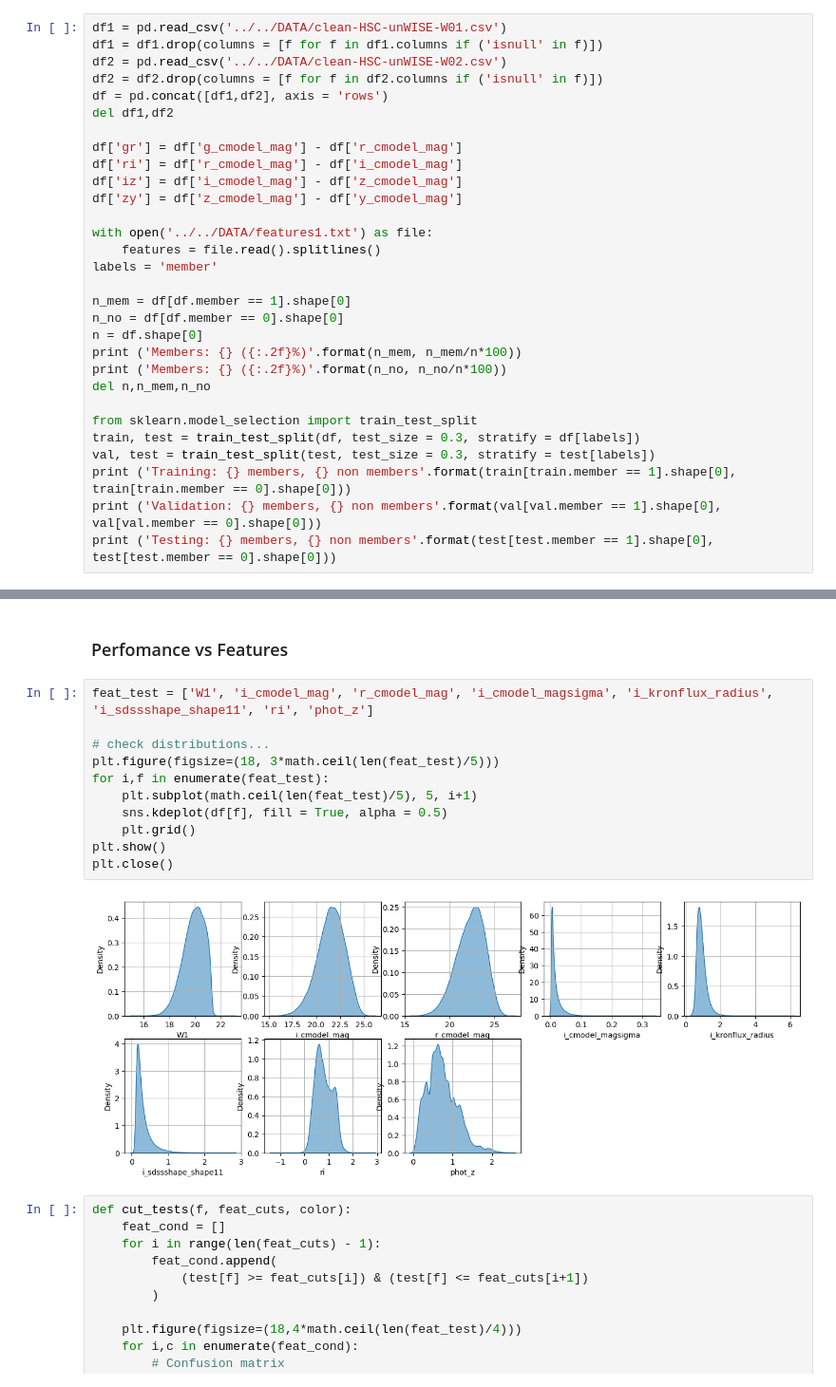
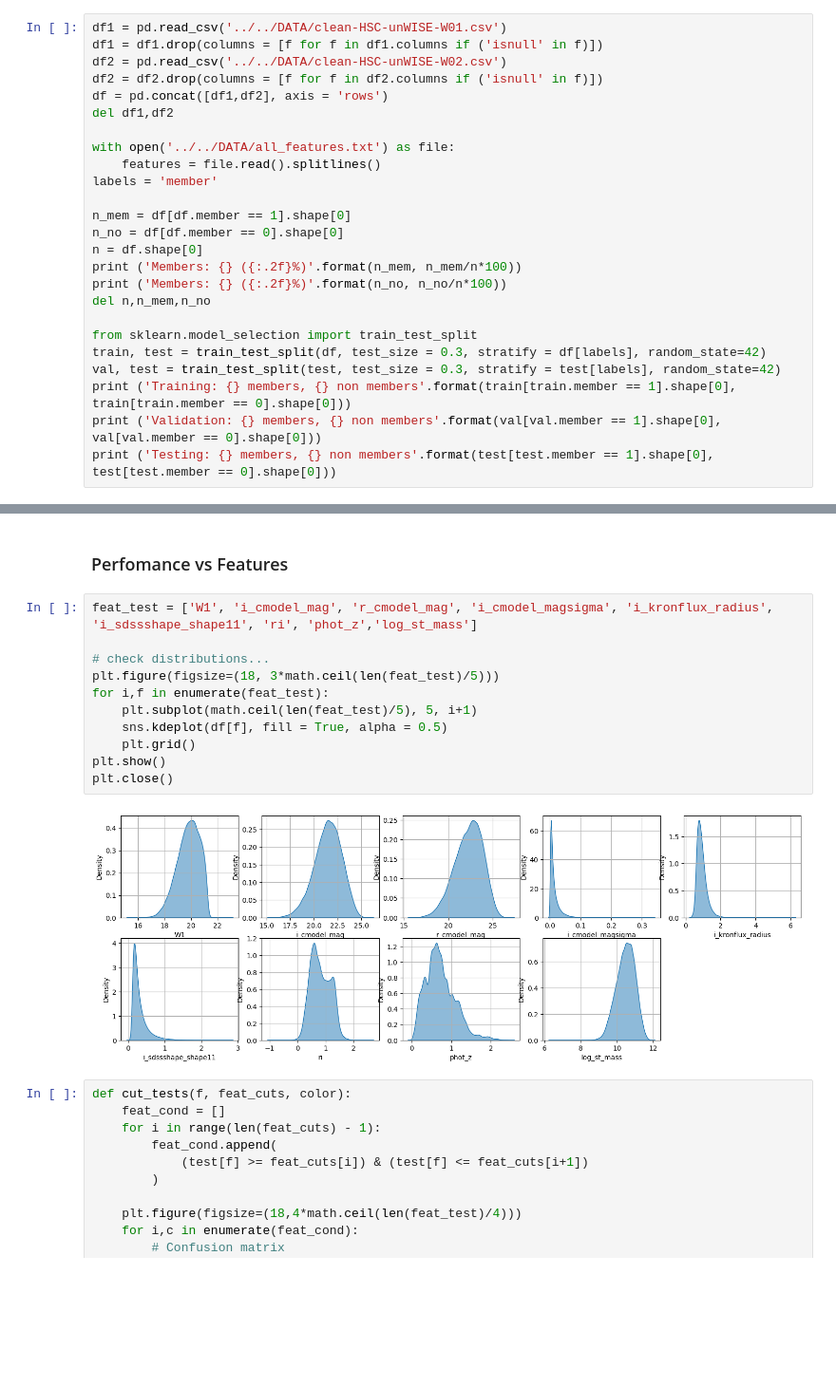
Before and after one commit to Gimena-M/Cluster-Membership, a Jupyter notebook: nn/NOTEBOOKS/3-perfomance-v-features.ipynb, the cells around one changed output, grey strips where cells are left out. Shown at 95% size. Drawn from its saved outputs; the diff is of its cells as text; blank space fills up the shorter version.

```diff
--- a/nn/NOTEBOOKS/3-perfomance-v-features.ipynb
+++ b/nn/NOTEBOOKS/3-perfomance-v-features.ipynb
@@ -20,12 +20,7 @@ df2 = df2.drop(columns = [f for f in df2.columns if ('isnull' in f)])
 df = pd.concat([df1,df2], axis = 'rows')
 del df1,df2
 
-df['gr'] = df['g_cmodel_mag'] - df['r_cmodel_mag']
-df['ri'] = df['r_cmodel_mag'] - df['i_cmodel_mag']
-df['iz'] = df['i_cmodel_mag'] - df['z_cmodel_mag']
-df['zy'] = df['z_cmodel_mag'] - df['y_cmodel_mag']
-
-with open('../../DATA/features1.txt') as file:
+with open('../../DATA/all_features.txt') as file:
     features = file.read().splitlines()
 labels = 'member'
 
@@ -37,8 +32,8 @@ print ('Members: {} ({:.2f}%)'.format(n_no, n_no/n*100))
 del n,n_mem,n_no
 
 from sklearn.model_selection import train_test_split
-train, test = train_test_split(df, test_size = 0.3, stratify = df[labels])
-val, test = train_test_split(test, test_size = 0.3, stratify = test[labels])
+train, test = train_test_split(df, test_size = 0.3, stratify = df[labels], random_state=42)
+val, test = train_test_split(test, test_size = 0.3, stratify = test[labels], random_state=42)
 print ('Training: {} members, {} non members'.format(train[train.member == 1].shape[0], train[train.member == 0].shape[0]))
 print ('Validation: {} members, {} non members'.format(val[val.member == 1].shape[0], val[val.member == 0].shape[0]))
 print ('Testing: {} members, {} non members'.format(test[test.member == 1].shape[0], test[test.member == 0].shape[0]))
@@ -229,18 +222,18 @@ plt.show()
 # %% [markdown]
 ### Perfomance vs Features
 # %%
-feat_test = ['W1', 'i_cmodel_mag', 'r_cmodel_mag', 'i_cmodel_magsigma', 'i_kronflux_radius', 'i_sdssshape_shape11', 'ri', 'phot_z']
+feat_test = ['W1', 'i_cmodel_mag', 'r_cmodel_mag', 'i_cmodel_magsigma', 'i_kronflux_radius', 'i_sdssshape_shape11', 'ri', 'phot_z','log_st_mass']
 
 # check distributions...
 plt.figure(figsize=(18, 3*math.ceil(len(feat_test)/5)))
 for i,f in enumerate(feat_test):
     plt.subplot(math.ceil(len(feat_test)/5), 5, i+1)
     sns.kdeplot(df[f], fill = True, alpha = 0.5)
     plt.grid()
 plt.show()
 plt.close()
 # %% [output]
-[figure, old version]
+[figure, new version]
 # %%
 def cut_tests(f, feat_cuts, color):
     feat_cond = []
```
Also changed, not shown: parts of 13 cells of this notebook, 11 other files.
